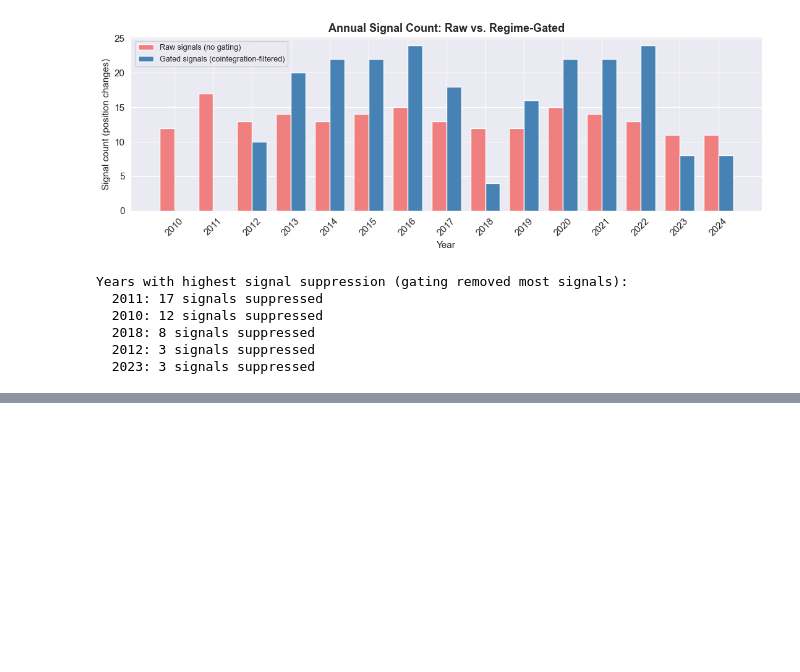
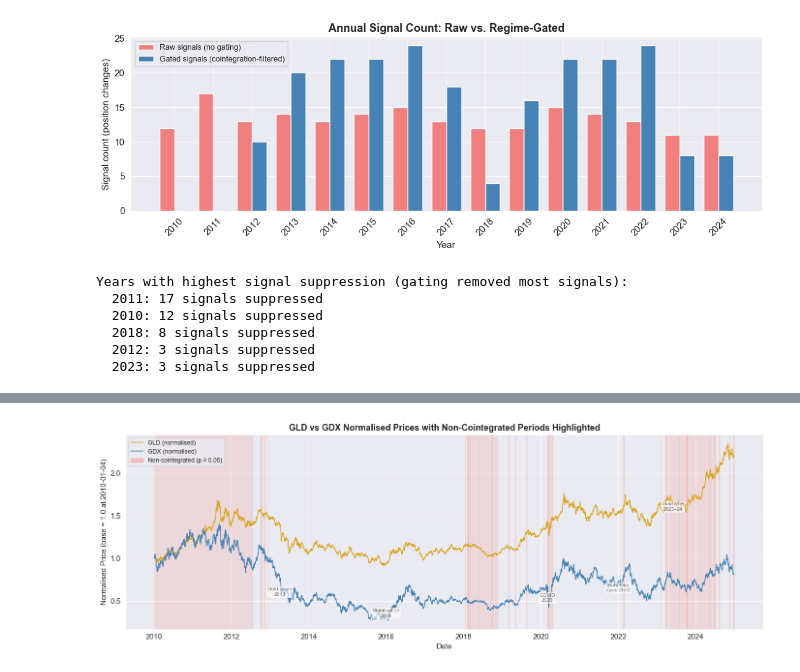
Before and after one commit to abhikapu6/quantProject, a Jupyter notebook: notebook.ipynb, the cells around one changed output, grey strips where cells are left out. Drawn from its saved outputs; the diff is of its cells as text; code cells hidden in the pictures; blank space fills up the shorter version.

Commit message:
⏺ completed step 9: regime analysis with economic narrative explaining GLD/GDX cointegration breakdown across 2010–2024

```diff
--- a/notebook.ipynb
+++ b/notebook.ipynb
@@ -1574,0 +1582,53 @@ Years with highest signal suppression (gating removed most signals):
+# %%
+# --- Normalized prices with non-cointegrated period shading ---
+# This is the primary visual for Step 9: shows price divergence alongside when
+# the statistical relationship broke down.
+
+norm_gld = df['GLD_adj'] / df['GLD_adj'].iloc[0]
+norm_gdx = df['GDX_adj'] / df['GDX_adj'].iloc[0]
+
+fig, ax = plt.subplots(figsize=(14, 5))
+
+# Shade non-cointegrated windows (p >= 0.05)
+in_grey = False
+grey_start = None
+for date in coint_gate.index:
+    val = coint_gate.get(date, np.nan)
+    if pd.isna(val) or val >= 0.05:
+        if not in_grey: grey_start = date; in_grey = True
+    else:
+        if in_grey:
+            ax.axvspan(grey_start, date, alpha=0.13, color='tomato', label='_nolegend_')
+            in_grey = False
+if in_grey:
+    ax.axvspan(grey_start, coint_gate.index[-1], alpha=0.13, color='tomato')
+
+ax.plot(norm_gld.index, norm_gld, color='goldenrod', linewidth=1.2, label='GLD (normalised)')
+ax.plot(norm_gdx.index, norm_gdx, color='steelblue', linewidth=1.2, label='GDX (normalised)')
+
+# Annotate key regime transitions
+annotations = [
+    ('2013-04-01', 0.55, 'Gold crash\n2013'),
+    ('2016-01-01', 0.30, 'Stabilisation\n2016'),
+    ('2020-03-01', 0.48, 'COVID\n2020'),
+    ('2022-01-01', 0.60, 'Rate hike\ncycle 2022'),
+    ('2023-06-01', 1.55, 'Gold ATH\n2023–24'),
+]
+for xdate, y, label in annotations:
+    ax.annotate(label, xy=(pd.Timestamp(xdate), y),
+                fontsize=7.5, color='dimgrey',
+                ha='center', va='bottom',
+                bbox=dict(boxstyle='round,pad=0.2', fc='white', alpha=0.6, ec='none'))
+
+import matplotlib.patches as mpatches
+red_patch = mpatches.Patch(color='tomato', alpha=0.3, label='Non-cointegrated window (p ≥ 0.05)')
+handles, labels = ax.get_legend_handles_labels()
+ax.legend(handles + [red_patch], labels + ['Non-cointegrated (p ≥ 0.05)'], fontsize=9)
+ax.set_title('GLD vs GDX Normalised Prices with Non-Cointegrated Periods Highlighted', fontweight='bold')
+ax.set_xlabel('Date')
+ax.set_ylabel('Normalised Price (base = 1.0 at 2010-01-04)')
+plt.tight_layout()
+plt.savefig('data/plot_regime_prices.png', dpi=150)
+plt.show()
+# %% [output]
+[figure, added]
```
Also changed, not shown: parts of 7 cells of this notebook, 16 other files.
